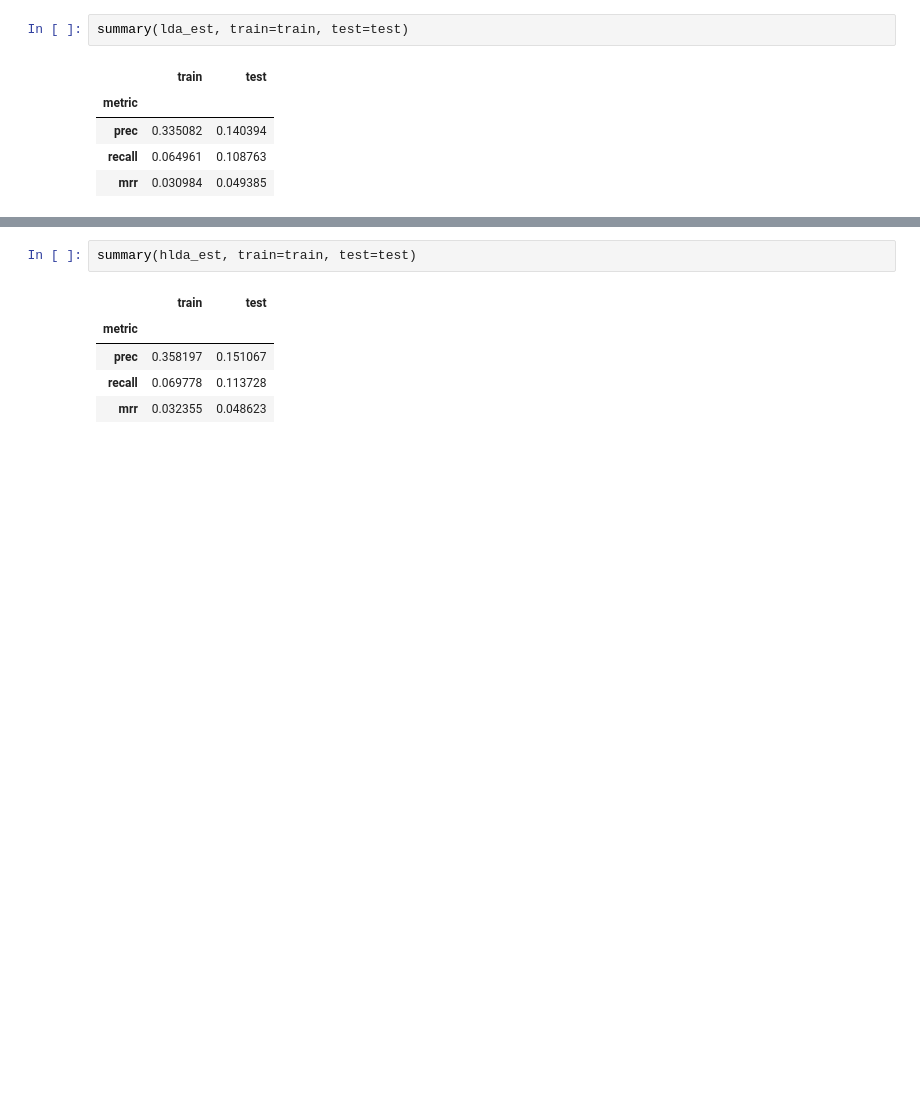
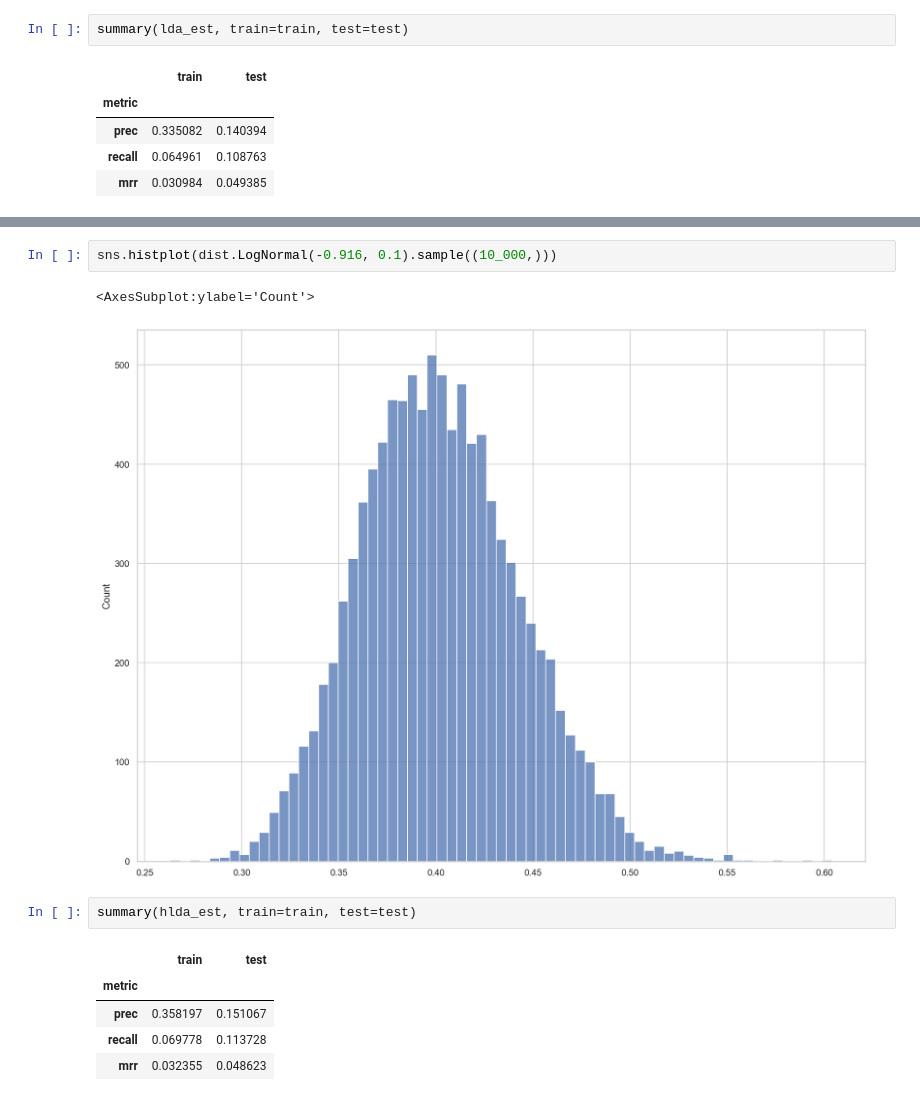
Before and after one commit to FlorianWilhelm/lda4rec, a Jupyter notebook: notebooks/04-experimenting2.ipynb, the cells around one changed output, grey strips where cells are left out. Cells and saved outputs as stored; diff of their text form; blank space fills up the shorter version.

```diff
--- a/notebooks/04-experimenting2.ipynb
+++ b/notebooks/04-experimenting2.ipynb
@@ -206,3 +240,8 @@ summary(hlda_est, train=train, test=test)
+# %%
+sns.histplot(dist.LogNormal(-0.916, 0.1).sample((10_000,)))
+# %% [output]
+<AxesSubplot:ylabel='Count'>
+[figure, added]
 # %%
 summary(hlda_est, train=train, test=test)
 # %% [output]
```
Also changed, not shown: parts of 17 cells of this notebook, 3 other files.
